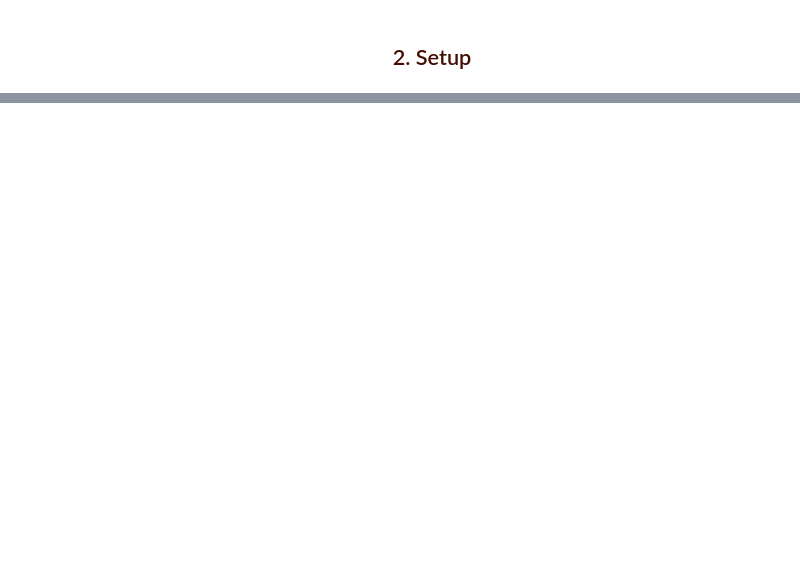
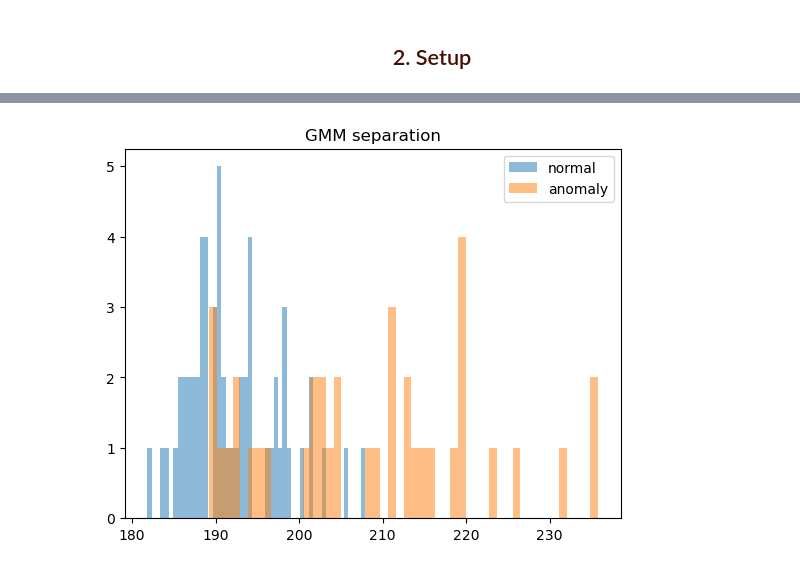
Before and after one commit to MNGARCIA085/Anomaly-Detection, a Jupyter notebook: notebooks/Baseline.ipynb, the cells around one changed output, grey strips where cells are left out. Drawn from its saved outputs; the diff is of its cells as text; code cells hidden in the pictures; blank space fills up the shorter version.

```diff
--- a/notebooks/Baseline.ipynb
+++ b/notebooks/Baseline.ipynb
@@ -599,0 +571,4 @@ metrics
+# %%
+plot_separation(val_scores, y_val_w, "GMM separation")
+# %% [output]
+[figure, added]
```
Also changed, not shown: parts of 53 cells of this notebook, 1 other file.
